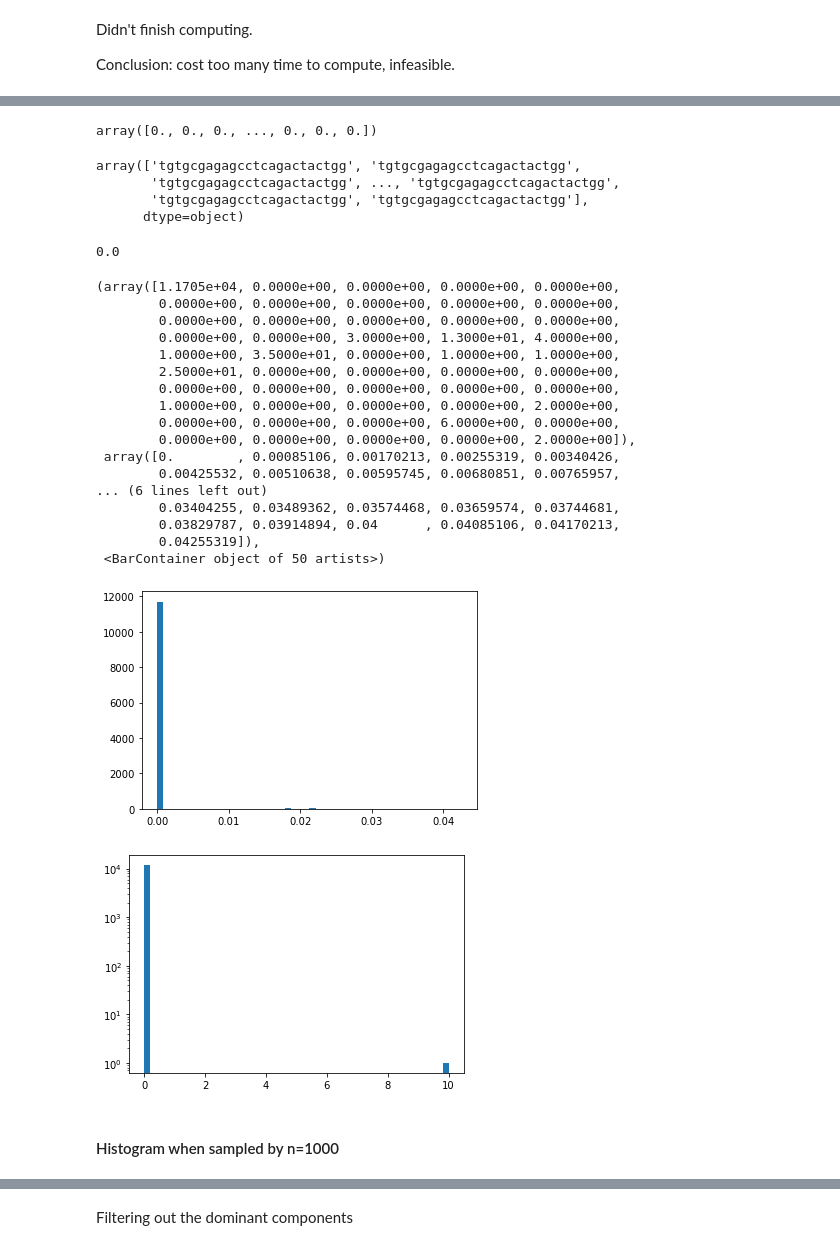
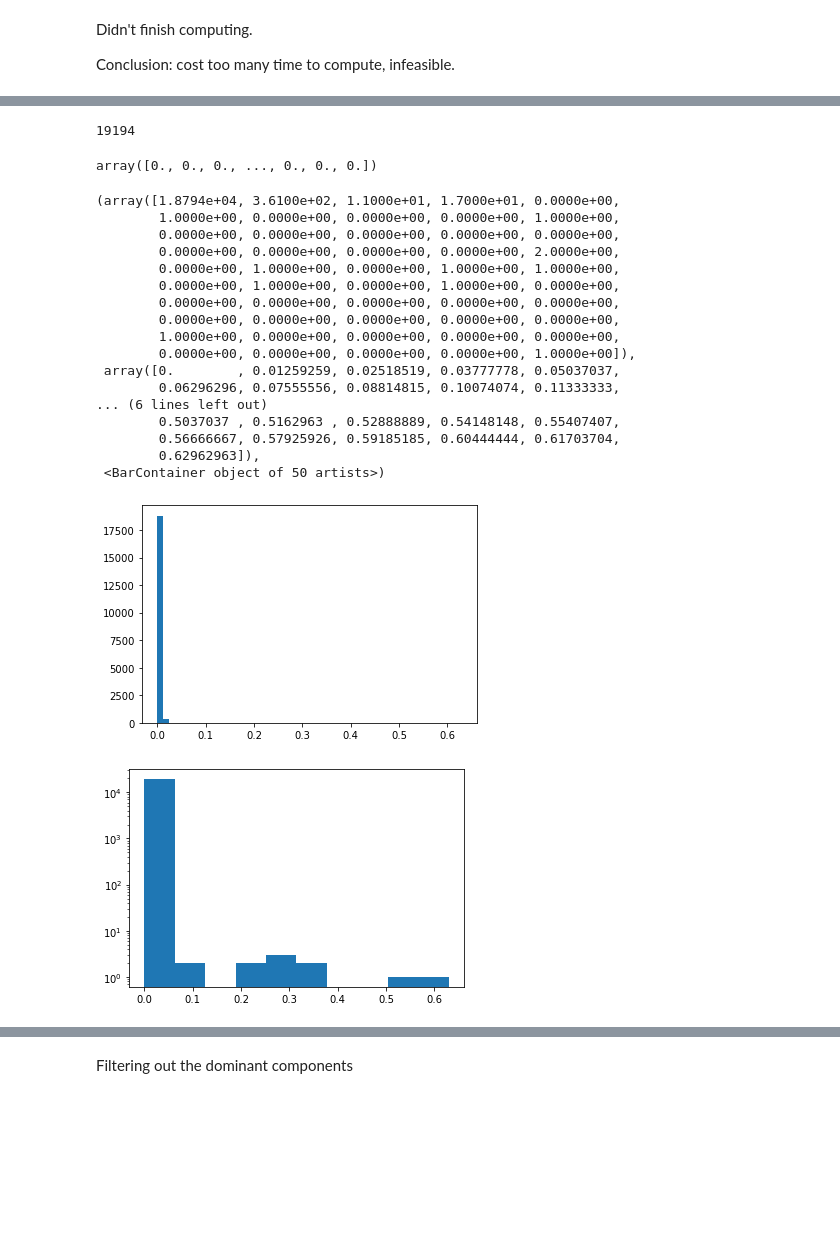
Before and after one commit to RoseYuan/BCR_Clone_Identification, a Jupyter notebook: Scripts/Alignment-based-cleaned.ipynb, the cells around one changed output, grey strips where cells are left out. Saved outputs shown, nothing was run; the diff lists cells and outputs as text; code cells hidden in the pictures; blank space fills up the shorter version.

Commit message:
add data cleaning step

```diff
--- a/Scripts/Alignment-based-cleaned.ipynb
+++ b/Scripts/Alignment-based-cleaned.ipynb
@@ -7,10 +7,8 @@ path_data = "/Users/lou/Thesis/BCR_Clone_Identification/Data/"
 path_sample = "/Users/lou/Thesis/BCR_Clone_Identification/Data/sample90/"
 # %%
 Nt_file = path_sample+"3_Nt-sequences.txt"
-outfile = path_data+"Nt_info_expanded.csv"
+outfile = path_data+"Nt_info.csv"
 # read_data(Nt_file,outfile)
-outfile2 = path_data+"Nt_info_expand_false.csv"
-# read_data(Nt_file,outfile2,expand=False)
 # %%
 df = pd.read_csv(outfile,sep='\t')
 df
@@ -69,6 +30,0 @@ array([[       nan, 0.        , 0.02222222, 0.02222222],
-# %%
-# remember that some preprocessing steps add additional rows,
-# and may change the distribution
-# so use the original data here
-df = pd.read_csv(outfile2,sep='\t')
-df
@@ -305,0 +63,3 @@ For group ['JUNCTION length'] = 84.0 , 24 sequences, 276 calls, use 0.012948 sec
+# %%
+%%time
+d_to_nearest_all = dist_to_nearest_all_exhaustive(df)
@@ -306,46 +84,35 @@ For group ['JUNCTION length'] = 84.0 , 24 sequences, 276 calls, use 0.012948 sec
+# %%
+len(d_to_nearest_all)
+# %% [output]
+19194
 # %%
 d_to_nearest_all
 # %% [output]
 array([0., 0., 0., ..., 0., 0., 0.])
-# %%
-df_24 = df_sampled.loc[df_sampled["JUNCTION length"]==24,:]
-seqs = df_24["JUNCTION"].values
-seqs
-# %% [output]
-array(['tgtgcgagagcctcagactactgg', 'tgtgcgagagcctcagactactgg',
-       'tgtgcgagagcctcagactactgg', ..., 'tgtgcgagagcctcagactactgg',
-       'tgtgcgagagcctcagactactgg', 'tgtgcgagagcctcagactactgg'],
-      dtype=object)
-# %%
-Normalized_Hamming_dist(df_24.loc[33574,"JUNCTION"],df_24.loc[19060,"JUNCTION"])
-# %% [output]
-0.0
 # %%
 plt.hist(d_to_nearest_all,bins=50)
 # %% [output]
-(array([1.1705e+04, 0.0000e+00, 0.0000e+00, 0.0000e+00, 0.0000e+00,
+(array([1.8794e+04, 3.6100e+02, 1.1000e+01, 1.7000e+01, 0.0000e+00,
+        1.0000e+00, 0.0000e+00, 0.0000e+00, 0.0000e+00, 1.0000e+00,
+        0.0000e+00, 0.0000e+00, 0.0000e+00, 0.0000e+00, 0.0000e+00,
+        0.0000e+00, 0.0000e+00, 0.0000e+00, 0.0000e+00, 2.0000e+00,
+        0.0000e+00, 1.0000e+00, 0.0000e+00, 1.0000e+00, 1.0000e+00,
+        0.0000e+00, 1.0000e+00, 0.0000e+00, 1.0000e+00, 0.0000e+00,
         0.0000e+00, 0.0000e+00, 0.0000e+00, 0.0000e+00, 0.0000e+00,
         0.0000e+00, 0.0000e+00, 0.0000e+00, 0.0000e+00, 0.0000e+00,
-        0.0000e+00, 0.0000e+00, 3.0000e+00, 1.3000e+01, 4.0000e+00,
-        1.0000e+00, 3.5000e+01, 0.0000e+00, 1.0000e+00, 1.0000e+00,
-        2.5000e+01, 0.0000e+00, 0.0000e+00, 0.0000e+00, 0.0000e+00,
-        0.0000e+00, 0.0000e+00, 0.0000e+00, 0.0000e+00, 0.0000e+00,
-        1.0000e+00, 0.0000e+00, 0.0000e+00, 0.0000e+00, 2.0000e+00,
-        0.0000e+00, 0.0000e+00, 0.0000e+00, 6.0000e+00, 0.0000e+00,
-        0.0000e+00, 0.0000e+00, 0.0000e+00, 0.0000e+00, 2.0000e+00]),
- array([0.        , 0.00085106, 0.00170213, 0.00255319, 0.00340426,
-        0.00425532, 0.00510638, 0.00595745, 0.00680851, 0.00765957,
+        1.0000e+00, 0.0000e+00, 0.0000e+00, 0.0000e+00, 0.0000e+00,
+        0.0000e+00, 0.0000e+00, 0.0000e+00, 0.0000e+00, 1.0000e+00]),
+ array([0.        , 0.01259259, 0.02518519, 0.03777778, 0.05037037,
+        0.06296296, 0.07555556, 0.08814815, 0.10074074, 0.11333333,
 ... (6 lines left out)
-        0.03404255, 0.03489362, 0.03574468, 0.03659574, 0.03744681,
-        0.03829787, 0.03914894, 0.04      , 0.04085106, 0.04170213,
-        0.04255319]),
+        0.5037037 , 0.5162963 , 0.52888889, 0.54148148, 0.55407407,
+        0.56666667, 0.57925926, 0.59185185, 0.60444444, 0.61703704,
+        0.62962963]),
  <BarContainer object of 50 artists>)
-[figure, old version]
+[figure, new version]
 # %%
-plt.hist(d_to_nearest_all,bins=50)
+plt.hist(d_to_nearest_all,bins=10)
 plt.yscale('log')
 plt.show()
 # %% [output]
-[figure, old version]
+[figure, new version]
-# %% [markdown]
-#### Histogram when sampled by n=1000
```
Also changed, not shown: parts of 82 cells of this notebook, 4 other files.
